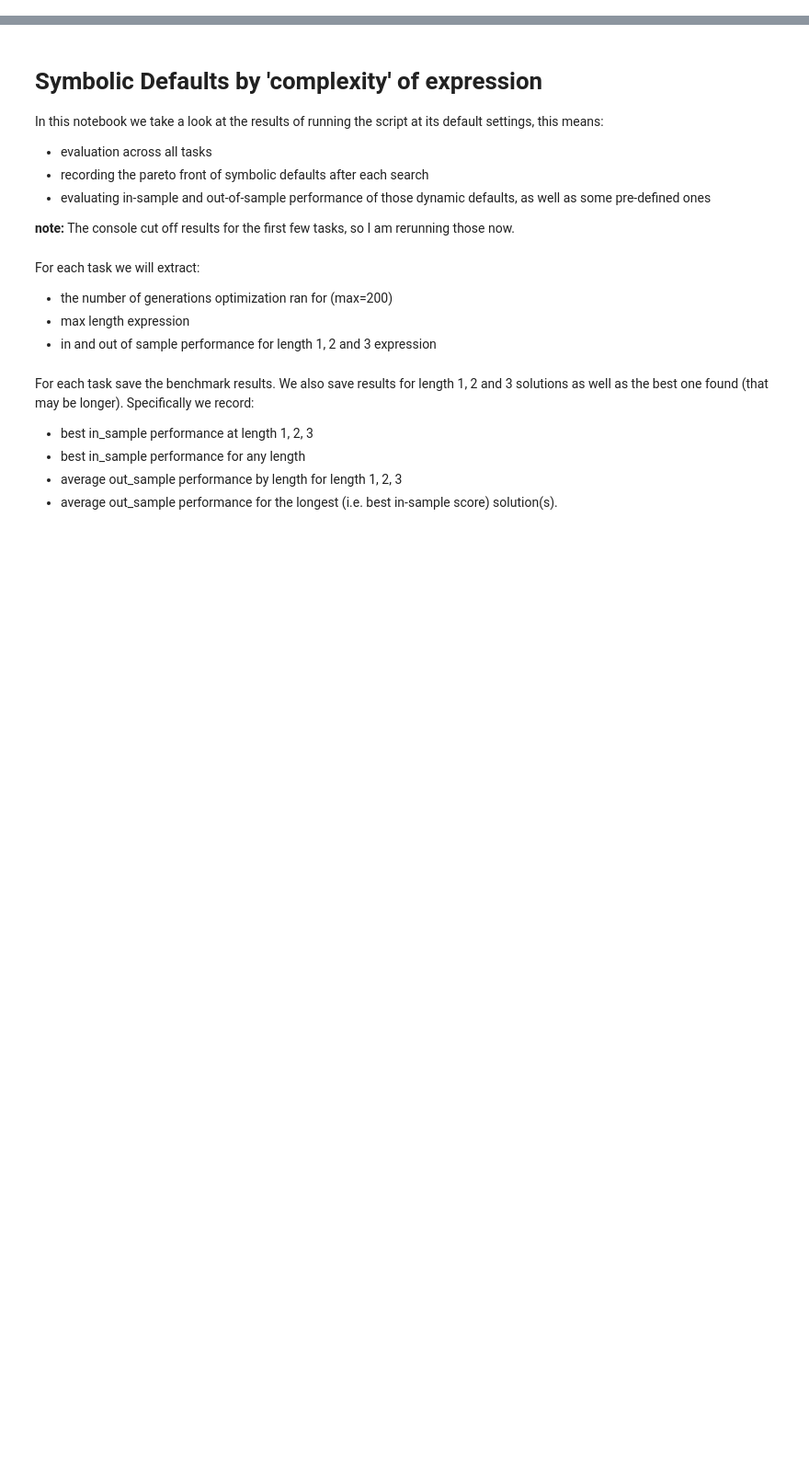
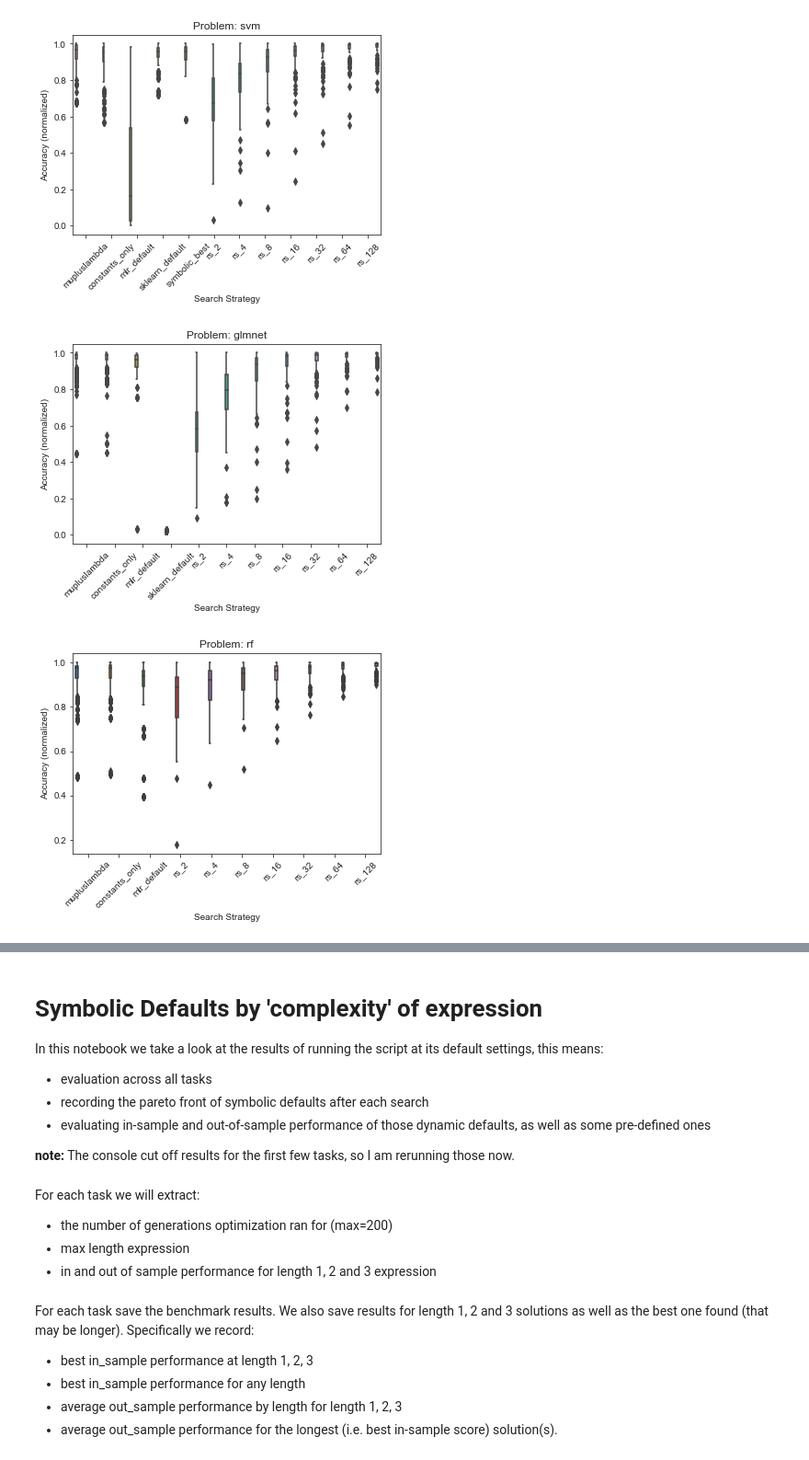
Before and after one commit to PGijsbers/symbolicdefaults, a Jupyter notebook: LogParsing-V3.ipynb, the cells around one changed output, grey strips where cells are left out. Shown at 92% size. Drawn from its saved outputs; the diff is of its cells as text; code cells hidden in the pictures; blank space fills up the shorter version.

```diff
--- a/LogParsing-V3.ipynb
+++ b/LogParsing-V3.ipynb
@@ -126,0 +168,14 @@ sns.boxplot(data=df, x="task", y="out", hue = "search")
+# %%
+# Collect optimistic random search performances
+cols = ["task", "problem", "search", "in", "out"]
+rsdf =  pd.DataFrame([])
+for problem in problems:
+    prsdf = pd.read_csv(f"data/mlr_{problem}_baselines.csv", index_col=0).transpose()
+    prsdf['task'] = [int(float(x)) for x in prsdf.index.values]
+    prsdf = prsdf.melt(id_vars='task').rename(columns={"search_type":"search", "value":"out"})
+    prsdf['problem'] = problem
+    prsdf['in'] = np.nan
+    prsdf = prsdf[prsdf['search'] != 'oracle']
+    rsdf = rsdf.append(prsdf[cols])
+
+rsdf.head()
@@ -126,0 +189,6 @@ sns.boxplot(data=df, x="task", y="out", hue = "search")
+# %%
+cols = ["task", "problem", "search", "in", "out"]
+srdf = df[cols].append(baselines).append(rsdf)
+
+# Average out-of-sample performances
+srdf.groupby(['problem', 'search']).mean()[["out"]]
@@ -126,0 +214,15 @@ sns.boxplot(data=df, x="task", y="out", hue = "search")
+# %%
+problem = "svm"
+for problem in problems:
+    psrdf = srdf[~srdf.search.isin(['random_search'])]
+    p = sns.boxplot(data=psrdf[psrdf["problem"] == problem], x="search", y="out", hue="search")
+    p.set_xticklabels(p.get_xticklabels(), rotation=45)
+    p.set(ylabel='Accuracy (normalized)', xlabel='Search Strategy')
+    p.legend_.remove()
+    p.set_title(f'Problem: {problem}')
+    plt.savefig(f"figures/boxplots_surrogates_{problem}.png")
+    plt.show()
+# %% [output]
+[figure, added]
+[figure, added]
+[figure, added]
```
Also changed, not shown: parts of 19 cells of this notebook.
